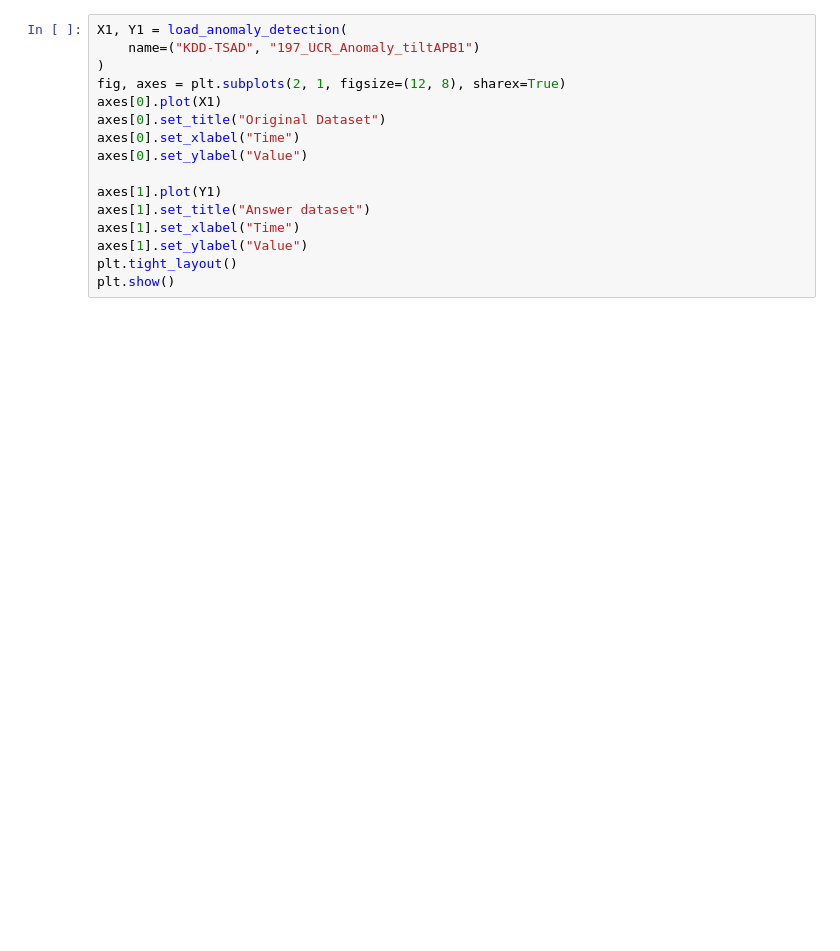
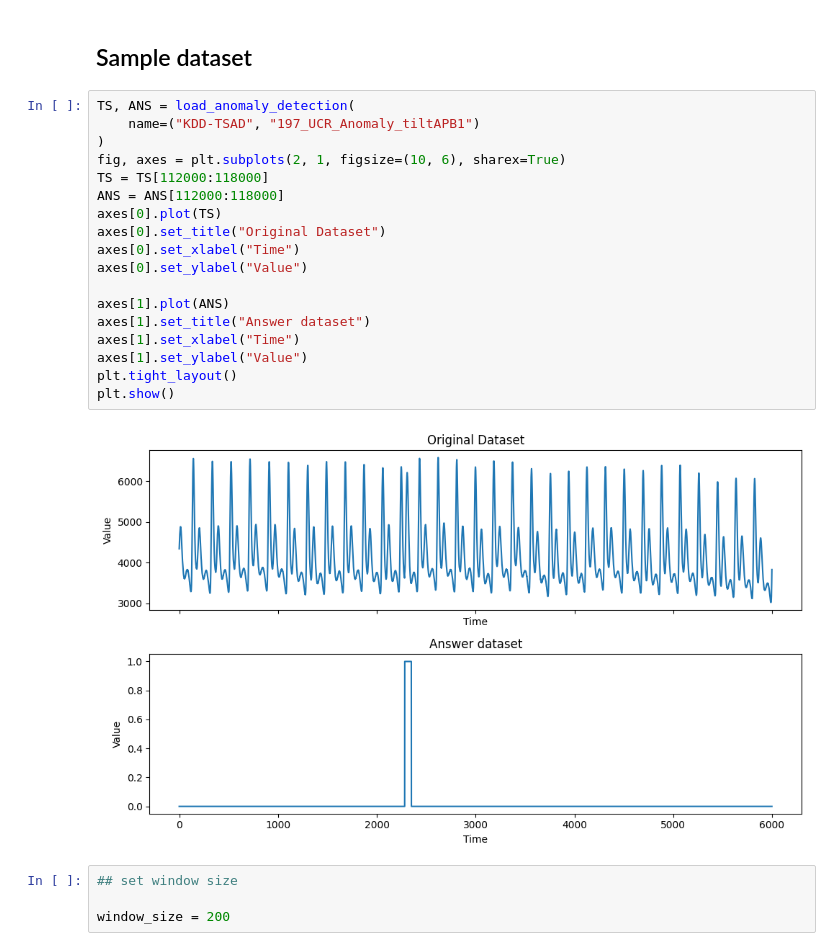
Before and after one commit to thanapol2/TS_KMITL, a Jupyter notebook: TSAD_AEON/lab_ex_TSAD_aeon.ipynb, the cells around one changed output. Drawn from its saved outputs; the diff is of its cells as text; blank space fills up the shorter version.

```diff
--- a/TSAD_AEON/lab_ex_TSAD_aeon.ipynb
+++ b/TSAD_AEON/lab_ex_TSAD_aeon.ipynb
@@ -59,16 +73,26 @@ import numpy as np
+# %% [markdown]
+## Sample dataset
 # %%
-X1, Y1 = load_anomaly_detection(
+TS, ANS = load_anomaly_detection(
     name=("KDD-TSAD", "197_UCR_Anomaly_tiltAPB1")
 )
-fig, axes = plt.subplots(2, 1, figsize=(12, 8), sharex=True)
-axes[0].plot(X1)
+fig, axes = plt.subplots(2, 1, figsize=(10, 6), sharex=True)
+TS = TS[112000:118000]
+ANS = ANS[112000:118000]
+axes[0].plot(TS)
 axes[0].set_title("Original Dataset")
 axes[0].set_xlabel("Time")
 axes[0].set_ylabel("Value")
 
-axes[1].plot(Y1)
+axes[1].plot(ANS)
 axes[1].set_title("Answer dataset")
 axes[1].set_xlabel("Time")
 axes[1].set_ylabel("Value")
 plt.tight_layout()
 plt.show()
+# %% [output]
+[figure, added]
+# %%
+## set window size
+
+window_size = 200
```
Also changed, not shown: parts of 20 cells of this notebook.
